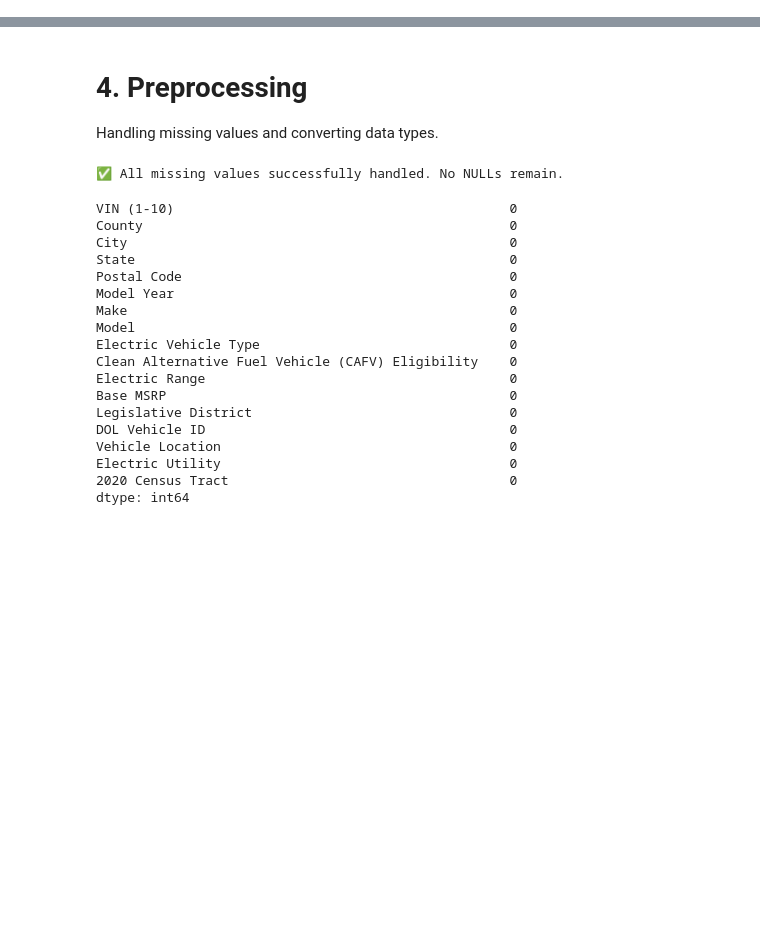
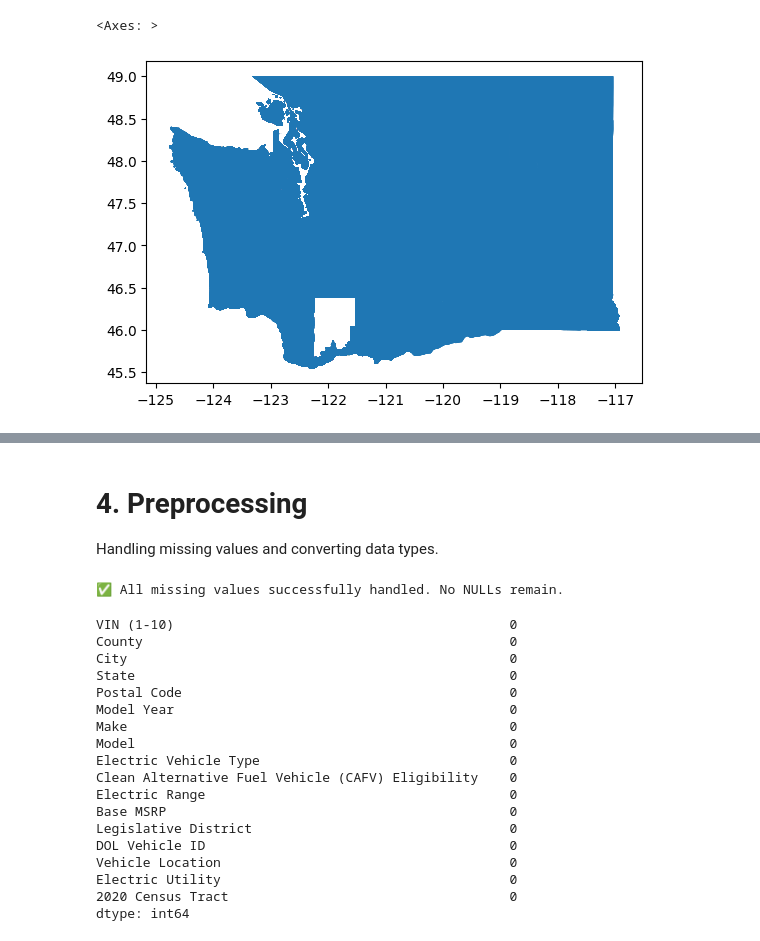
Before and after one commit to krishnam229/EV-EDA-ML-Project, a Jupyter notebook: CS661_Washington_EV_EDA_ML_Final_Project.ipynb.ipynb, the cells around one changed output, grey strips where cells are left out. Cells and saved outputs as stored; diff of their text form; code cells hidden in the pictures; blank space fills up the shorter version.

Commit message:
Added Spatial data and analysis

```diff
--- a/CS661_Washington_EV_EDA_ML_Final_Project.ipynb.ipynb
+++ b/CS661_Washington_EV_EDA_ML_Final_Project.ipynb.ipynb
@@ -25,0 +81,4 @@ df.head()
+# %%
+%matplotlib inline
+wa = gpd.read_file("tl_2020_53_tract.shp")
+wa.tail()
@@ -25,0 +94,6 @@ df.head()
+# %%
+# Convert '2020 Census Tract' column in df to string
+df['2020 Census Tract'] = df['2020 Census Tract'].astype(str).str.split('.').str[0]
+
+wa_ev_data = wa.merge(df, left_on="GEOID", right_on="2020 Census Tract")
+wa_ev_data.head()
@@ -25,0 +108,5 @@ df.head()
+# %%
+wa_ev_data.plot()
+# %% [output]
+<Axes: >
+[figure, added]
```
Also changed, not shown: parts of 23 cells of this notebook, 7 other files.
